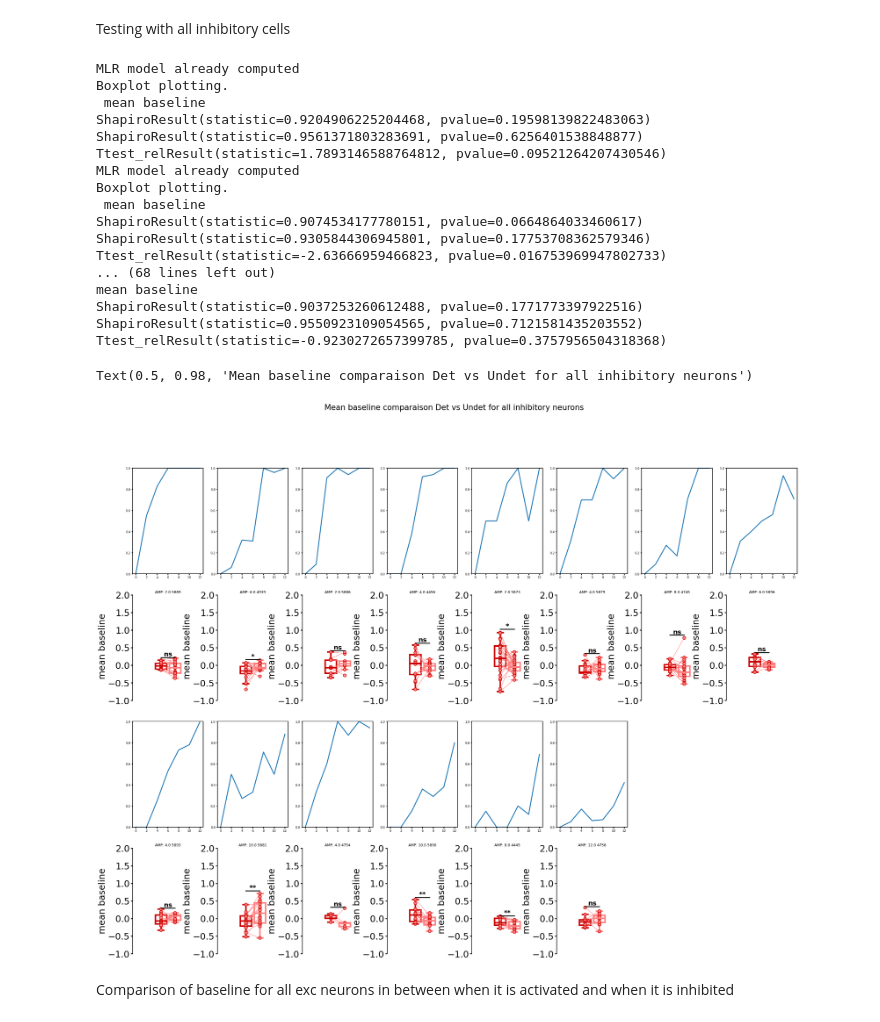
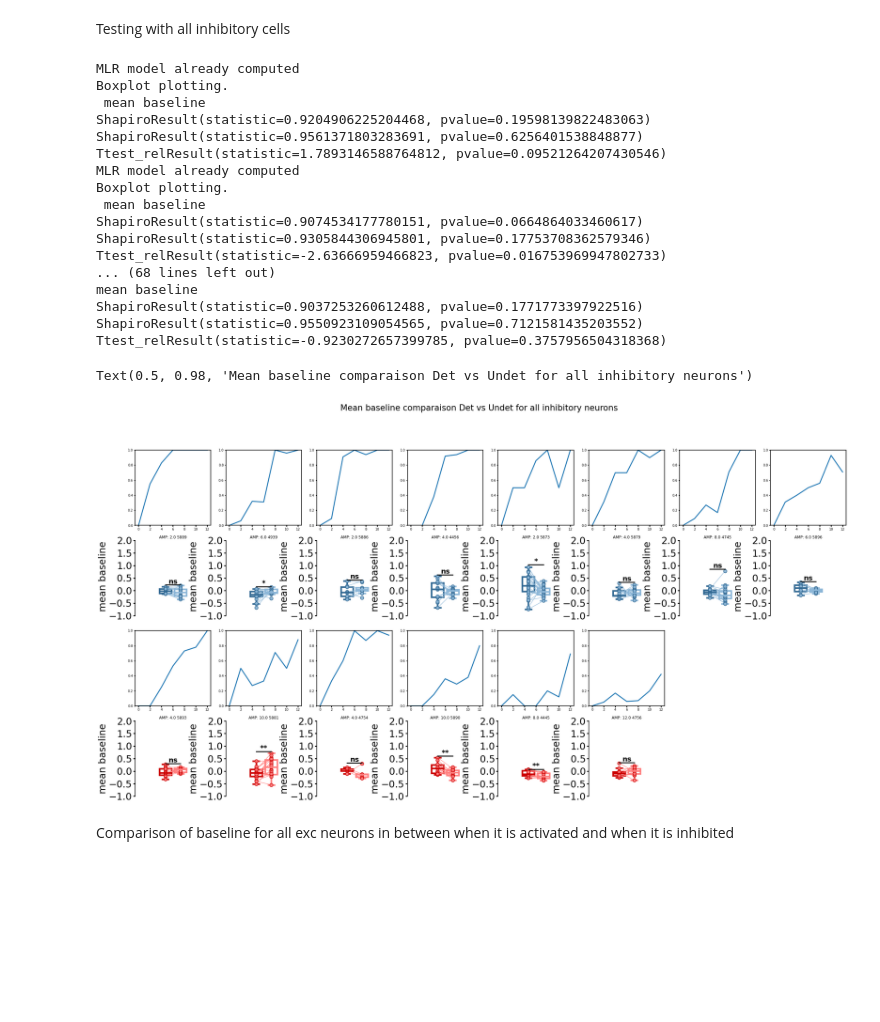
Before and after one commit to OuraniaSem/Percephone, a Jupyter notebook: Figures/baseline&cor.ipynb, the cells around one changed output. Cells and saved outputs as stored; diff of their text form; code cells hidden in the pictures; blank space fills up the shorter version.

Commit message:
better plots for baseline cor ipynb

```diff
--- a/Figures/baseline&cor.ipynb
+++ b/Figures/baseline&cor.ipynb
@@ -74,11 +75,11 @@ for rec in recs:
         undet_bsl = np.mean(bsl_, axis=1)
         if rec.genotype == "WT":
             pbh.psycho_like_plot(rec, roi_info, ax[0, i])
-            ppt.paired_boxplot(ax[1, i], det_bsl, undet_bsl, " mean baseline", "AMP: " + str(rec.threshold) + " " + str(rec.filename))
+            ppt.paired_boxplot(ax[1, i], det_bsl, undet_bsl, " mean baseline", "AMP: " + str(rec.threshold) + " " + str(rec.filename),colors=[ppt.wt_color, ppt.light_wt_color], ylim=[-1,2])
             i = i + 1
         else:
             pbh.psycho_like_plot(rec, roi_info, ax[2, y])
-            ppt.paired_boxplot(ax[3, y], det_bsl, undet_bsl, "mean baseline", "AMP: " + str(rec.threshold) + " " + str(rec.filename))
+            ppt.paired_boxplot(ax[3, y], det_bsl, undet_bsl, "mean baseline", "AMP: " + str(rec.threshold) + " " + str(rec.filename), ylim=[-1,2])
             y = y + 1
 
 ax[2, 6].set_axis_off()
@@ -131,11 +132,11 @@ for rec in recs:
         undet_bsl = np.std(bsl_, axis=1)
         if rec.genotype == "WT":
             pbh.psycho_like_plot(rec, roi_info, ax[0, i])
-            ppt.paired_boxplot(ax[1, i], det_bsl, undet_bsl, " std baseline", "AMP: " + str(rec.threshold) + " " + str(rec.filename))
+            ppt.paired_boxplot(ax[1, i], det_bsl, undet_bsl, " std baseline", "AMP: " + str(rec.threshold) + " " + str(rec.filename),colors=[ppt.wt_color, ppt.light_wt_color],ylim=[0,2])
             i = i + 1
         else:
             pbh.psycho_like_plot(rec, roi_info, ax[2, y])
-            ppt.paired_boxplot(ax[3, y], det_bsl, undet_bsl, "std baseline", "AMP: " + str(rec.threshold) + " " + str(rec.filename))
+            ppt.paired_boxplot(ax[3, y], det_bsl, undet_bsl, "std baseline", "AMP: " + str(rec.threshold) + " " + str(rec.filename),ylim=[0,2])
             y = y + 1
 
 ax[2, 6].set_axis_off()
@@ -187,11 +188,11 @@ for rec in recs:
         undet_bsl = np.mean(bsl_, axis=1)
         if rec.genotype == "WT":
             pbh.psycho_like_plot(rec, roi_info, ax[0, i])
-            ppt.paired_boxplot(ax[1, i], det_bsl, undet_bsl, " mean baseline", "AMP: " + str(rec.threshold) + " " + str(rec.filename))
+            ppt.paired_boxplot(ax[1, i], det_bsl, undet_bsl, " mean baseline", "AMP: " + str(rec.threshold) + " " + str(rec.filename),colors=[ppt.wt_color, ppt.light_wt_color], ylim=[-1,2])
             i = i + 1
         else:
             pbh.psycho_like_plot(rec, roi_info, ax[2, y])
-            ppt.paired_boxplot(ax[3, y], det_bsl, undet_bsl, "mean baseline", "AMP: " + str(rec.threshold) + " " + str(rec.filename))
+            ppt.paired_boxplot(ax[3, y], det_bsl, undet_bsl, "mean baseline", "AMP: " + str(rec.threshold) + " " + str(rec.filename), ylim=[-1,2])
             y = y + 1
 
 ax[2, 6].set_axis_off()
@@ -243,38 +244,38 @@ for rec in recs:
         undet_bsl = np.mean(bsl_, axis=1)
         if rec.genotype == "WT":
             pbh.psycho_like_plot(rec, roi_info, ax[0, i])
-            ppt.paired_boxplot(ax[1, i], det_bsl, undet_bsl, " mean baseline", "AMP: " + str(rec.threshold) + " " + str(rec.filename), ylim= [-1,2])
+            ppt.paired_boxplot(ax[1, i], det_bsl, undet_bsl, " mean baseline", "AMP: " + str(rec.threshold) + " " + str(rec.filename),colors=[ppt.wt_color, ppt.light_wt_color],  ylim= [-1,2])
             i = i + 1
         else:
             pbh.psycho_like_plot(rec, roi_info, ax[2, y])
             ppt.paired_boxplot(ax[3, y], det_bsl, undet_bsl, "mean baseline", "AMP: " + str(rec.threshold) + " " + str(rec.filename), ylim= [-1,2])
             y = y + 1
 
 ax[2, 6].set_axis_off()
 ax[2, 7].set_axis_off()
 ax[3, 6].set_axis_off()
 ax[3, 7].set_axis_off()
 fig.suptitle('Mean baseline comparaison Det vs Undet for all inhibitory neurons', fontsize=26)
 # %% [output]
 MLR model already computed
 Boxplot plotting.
  mean baseline
 ShapiroResult(statistic=0.9204906225204468, pvalue=0.19598139822483063)
 ShapiroResult(statistic=0.9561371803283691, pvalue=0.6256401538848877)
 Ttest_relResult(statistic=1.7893146588764812, pvalue=0.09521264207430546)
 MLR model already computed
 Boxplot plotting.
  mean baseline
 ShapiroResult(statistic=0.9074534177780151, pvalue=0.0664864033460617)
 ShapiroResult(statistic=0.9305844306945801, pvalue=0.17753708362579346)
 Ttest_relResult(statistic=-2.63666959466823, pvalue=0.016753969947802733)
 ... (68 lines left out)
 mean baseline
 ShapiroResult(statistic=0.9037253260612488, pvalue=0.1771773397922516)
 ShapiroResult(statistic=0.9550923109054565, pvalue=0.7121581435203552)
 Ttest_relResult(statistic=-0.9230272657399785, pvalue=0.3757956504318368)
 Text(0.5, 0.98, 'Mean baseline comparaison Det vs Undet for all inhibitory neurons')
-[figure, old version]
+[figure, new version]
 # %% [markdown]
 Comparison of baseline for all exc neurons in between when it is activated and when it is inhibited
 # %%
```
Also changed, not shown: parts of 6 cells of this notebook.
